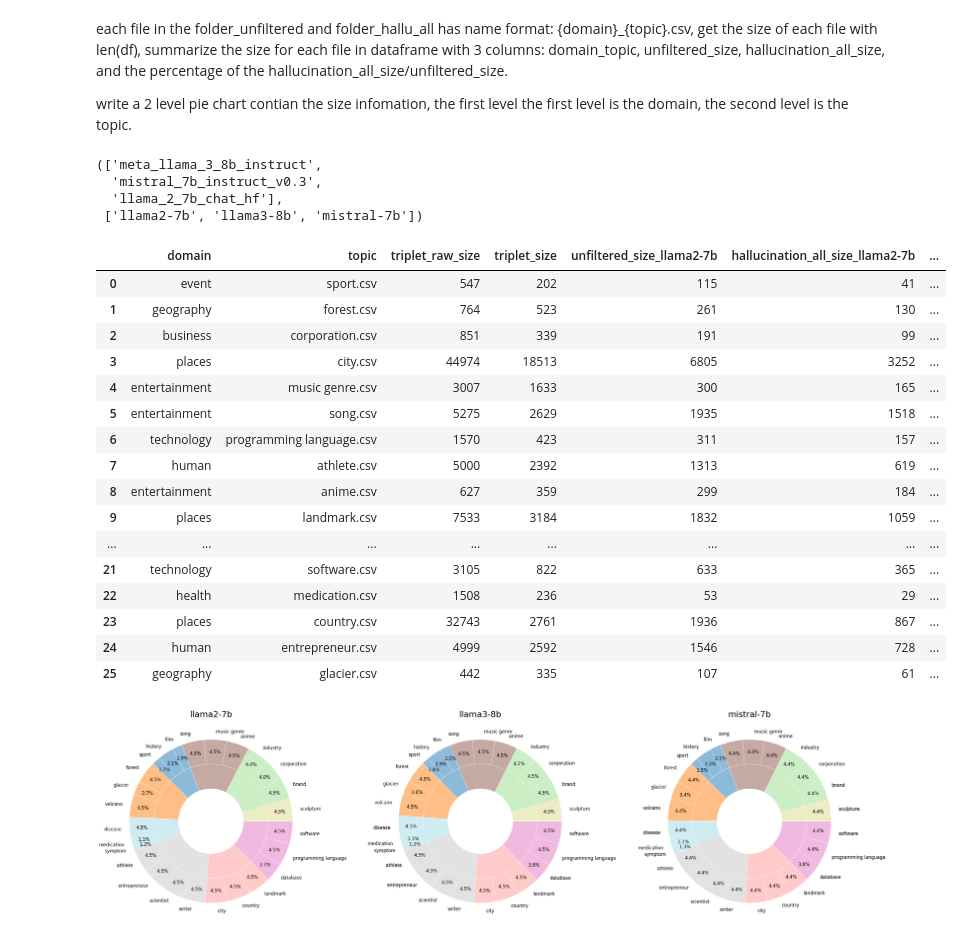
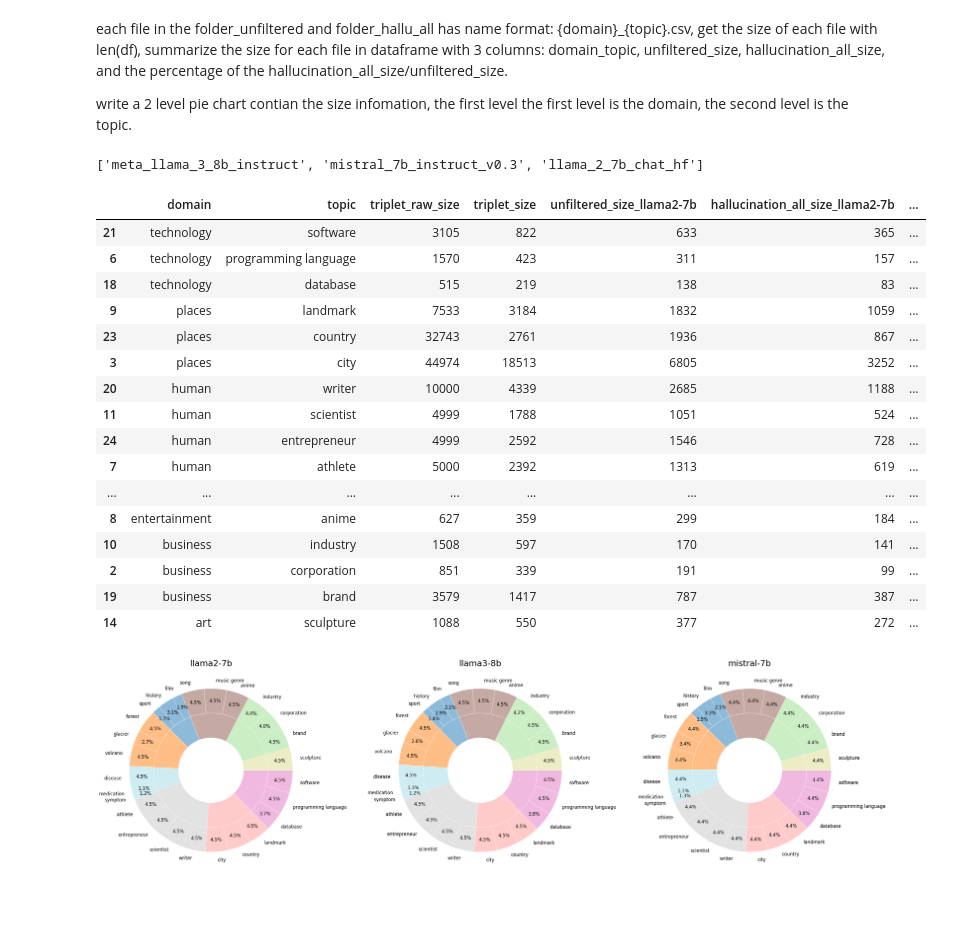
Before and after one commit to BullshiArtist/HalluEditBench, a Jupyter notebook: code/result_summary_sup.ipynb, the cells around one changed output. Drawn from its saved outputs; the diff is of its cells as text; code cells hidden in the pictures; blank space fills up the shorter version.

```diff
--- a/code/result_summary_sup.ipynb
+++ b/code/result_summary_sup.ipynb
@@ -79,12 +79,7 @@ def summarize_results(json_folder, std_flag=False):
     return df, df_multi_hop
 
 
-model_name_ls = ["llama2-7b", "llama3-8b", "mistral-7b"]
+model_name_ls = ["Llama-2-7B", "Llama-3-8B", "Mistral-7B"]
 edit_method_order_ls = ['FT-L', 'FT-M', 'MEMIT', 'ROME', 'LoRA', 'ICL', 'GRACE']
-# colors = ['blue', 'green', 'red', 'cyan', 'magenta', 'yellow', 'brown']
-colors = sns.color_palette("Set2", n_colors=len(edit_method_order_ls))
-# colors[-1] = sns.color_palette("husl", 8)[6] # Change the last color to the next one for better contrast
-colors[-1] = sns.color_palette("hls", 8)[6]
 colors = ['#8f8ff2', '#91b88d', '#f39793', '#a3efef', '#f397f0', '#efef9e', '#cc9d9d']
-# colors
 # %%
@@ -259,16 +488,3 @@ df_multi_turn['model'].unique()
 # %% [output]
 array(['meta_llama_3_8b_instruct', 'mistral_7b_instruct_v0.3',
        'llama_2_7b_chat_hf'], dtype=object)
-# %%
-for model in df_multi_turn['model'].unique()[:1]:
-    model_data = df_multi_turn[df_multi_turn['model'] == model]
-
-    for topic in model_data['topic'].unique():
-        topic_data = model_data[model_data['topic'] == topic]
-        if topic != 'film':
-            continue
-        for edit_method in topic_data['edit_method'].unique():
-            method_data = topic_data[topic_data['edit_method'] == edit_method]
-            for _, row in method_data.iterrows():
-                v = row['pre_edit_multi_turn_acc']
-                print(f'model: {model} topic: {topic} edit_method: {edit_method} \n{list(v)}')
@@ -511,79 +751,69 @@ model_id_format_ls
-# %%
-for model_id in model_id_format_ls[:3]:
-    folder_unfiltered = f'../data/questions/unfiltered/{model_id}'
-    folder_final = f'../data/questions/hallucination_final/{model_id}'
 # %% [markdown]
 each file in the folder_unfiltered and folder_hallu_all has name format: {domain}_{topic}.csv, get the size of each file with len(df), summarize the size for each file in dataframe with 3 columns: domain_topic, unfiltered_size, hallucination_all_size, and the percentage of the hallucination_all_size/unfiltered_size.
 
 
 write a 2 level pie chart contian the size infomation, the first level the first level is the domain, the second level is the topic.
 # %%
+from math import round
 from util import model_id_format_ls
-model_id_format_ls[:3], model_name_ls
+model_id_format_ls[:3]
 # %% [output]
-(['meta_llama_3_8b_instruct',
-  'mistral_7b_instruct_v0.3',
-  'llama_2_7b_chat_hf'],
- ['llama2-7b', 'llama3-8b', 'mistral-7b'])
+['meta_llama_3_8b_instruct', 'mistral_7b_instruct_v0.3', 'llama_2_7b_chat_hf']
 # %%
-import os
-import pandas as pd
-
 file_info = []
-
 
 for filename in os.listdir(f'../data/questions/unfiltered/{model_id_format_ls[0]}'):
     if filename.endswith('.csv'):
         parts = filename.split('_')
-        domain, topic = parts[0], ' '.join(parts[1:])
+        domain, topic = parts[0], ' '.join(parts[1:]).replace('.csv', '')
         df_triplet = pd.read_csv(os.path.join('../data/triplet', filename))
         df_triplet_raw = pd.read_csv(os.path.join('../data/triplet/raw', filename))
 
         info = {
             'domain': domain,
             'topic': topic,
             'triplet_raw_size': len(df_triplet_raw),
             'triplet_size': len(df_triplet)
         }
 
         for i, model_id in enumerate(model_id_format_ls[:3]):
             folder_unfiltered = f'../data/questions/unfiltered/{model_id}'
             folder_hallu_all = f'../data/questions/hallucination_all/{model_id}'
             folder_hallu_final = f'../data/questions/hallucination_final/{model_id}'
 
             df_unfiltered = pd.read_csv(os.path.join(folder_unfiltered, filename))
             df_hallu_all = pd.read_csv(os.path.join(folder_hallu_all, filename))
             df_hallu_final = pd.read_csv(os.path.join(folder_hallu_final, filename))
 
             model_name = model_name_ls[i]
             info.update({
                 f'unfiltered_size_{model_name}': len(df_unfiltered),
                 f'hallucination_all_size_{model_name}': len(df_hallu_all),
                 f'hallucination_final_size_{model_name}': len(df_hallu_final),
-                f'percentage_{model_name}': (len(df_hallu_all) / len(df_unfiltered)) * 100
+                f'percentage_{model_name}': round(len(df_hallu_all) / len(df_unfiltered) * 100, 2)
             })
 
         file_info.append(info)
 
-pd.DataFrame(file_info)
+pd.DataFrame(file_info).sort_values(by=['domain'], ascending=False)
 # %% [output]
 |  | domain | topic | triplet_raw_size | triplet_size | unfiltered_size_llama2-7b | hallucination_all_size_llama2-7b | ... |
-| 0 | event | sport.csv | 547 | 202 | 115 | 41 | ... |
-| 1 | geography | forest.csv | 764 | 523 | 261 | 130 | ... |
-| 2 | business | corporation.csv | 851 | 339 | 191 | 99 | ... |
-| 3 | places | city.csv | 44974 | 18513 | 6805 | 3252 | ... |
-| 4 | entertainment | music genre.csv | 3007 | 1633 | 300 | 165 | ... |
-| 5 | entertainment | song.csv | 5275 | 2629 | 1935 | 1518 | ... |
-| 6 | technology | programming language.csv | 1570 | 423 | 311 | 157 | ... |
-| 7 | human | athlete.csv | 5000 | 2392 | 1313 | 619 | ... |
-| 8 | entertainment | anime.csv | 627 | 359 | 299 | 184 | ... |
-| 9 | places | landmark.csv | 7533 | 3184 | 1832 | 1059 | ... |
+| 21 | technology | software | 3105 | 822 | 633 | 365 | ... |
+| 6 | technology | programming language | 1570 | 423 | 311 | 157 | ... |
+| 18 | technology | database | 515 | 219 | 138 | 83 | ... |
+| 9 | places | landmark | 7533 | 3184 | 1832 | 1059 | ... |
+| 23 | places | country | 32743 | 2761 | 1936 | 867 | ... |
+| 3 | places | city | 44974 | 18513 | 6805 | 3252 | ... |
+| 20 | human | writer | 10000 | 4339 | 2685 | 1188 | ... |
+| 11 | human | scientist | 4999 | 1788 | 1051 | 524 | ... |
+| 24 | human | entrepreneur | 4999 | 2592 | 1546 | 728 | ... |
+| 7 | human | athlete | 5000 | 2392 | 1313 | 619 | ... |
 | ... | ... | ... | ... | ... | ... | ... | ... |
-| 21 | technology | software.csv | 3105 | 822 | 633 | 365 | ... |
-| 22 | health | medication.csv | 1508 | 236 | 53 | 29 | ... |
-| 23 | places | country.csv | 32743 | 2761 | 1936 | 867 | ... |
-| 24 | human | entrepreneur.csv | 4999 | 2592 | 1546 | 728 | ... |
-| 25 | geography | glacier.csv | 442 | 335 | 107 | 61 | ... |
+| 8 | entertainment | anime | 627 | 359 | 299 | 184 | ... |
+| 10 | business | industry | 1508 | 597 | 170 | 141 | ... |
+| 2 | business | corporation | 851 | 339 | 191 | 99 | ... |
+| 19 | business | brand | 3579 | 1417 | 787 | 387 | ... |
+| 14 | art | sculpture | 1088 | 550 | 377 | 272 | ... |
 # %%
 import os
 import pandas as pd
```
Also changed, not shown: parts of 15 cells of this notebook, 12 other files.
